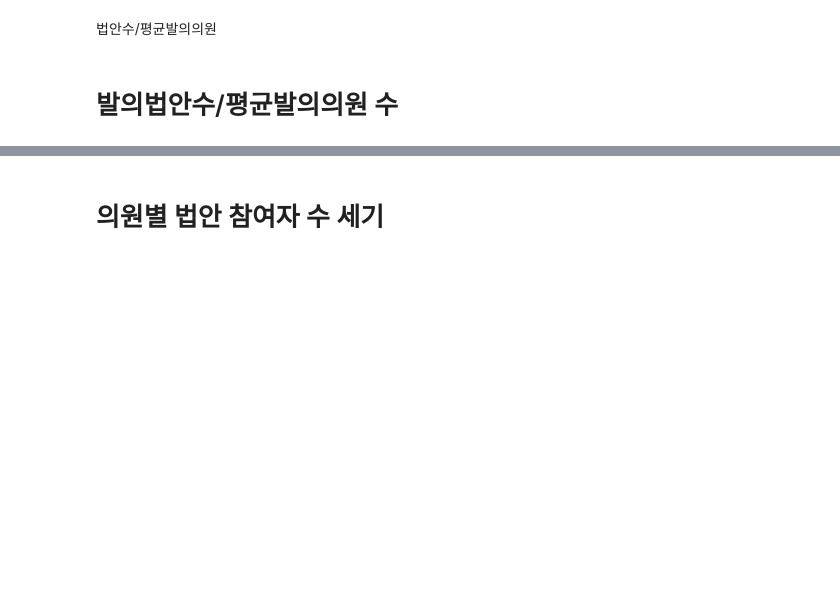
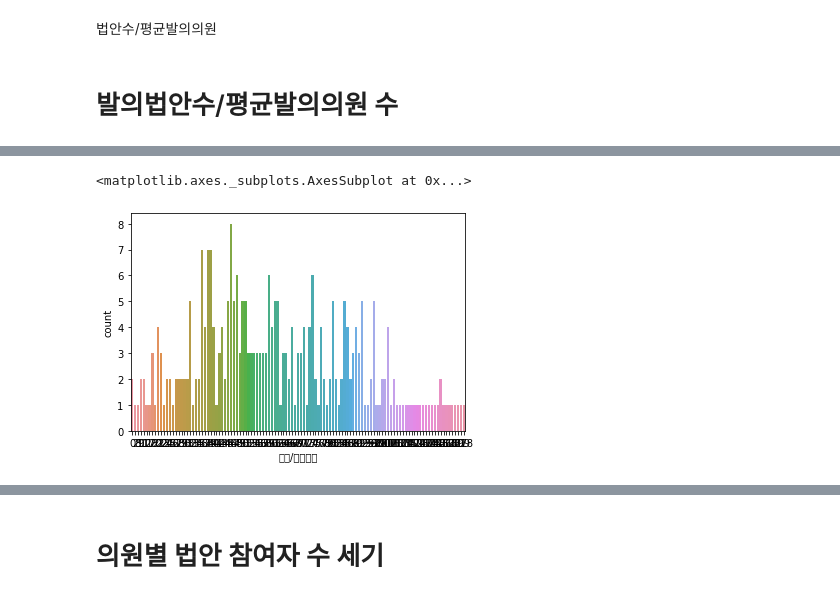
Before and after one commit to hw79chopin/National-assembly-member-recommder, a Jupyter notebook: 법안 유사도와 기여도 종합적으로 고려하기.ipynb, the cells around one changed output, grey strips where cells are left out. Cells and saved outputs as stored; diff of their text form; code cells hidden in the pictures; blank space fills up the shorter version.

```diff
--- a/법안 유사도와 기여도 종합적으로 고려하기.ipynb
+++ b/법안 유사도와 기여도 종합적으로 고려하기.ipynb
@@ -113,0 +183,5 @@ senators
+# %%
+sns.countplot(df.sort_values('제정/전부개정')['제정/전부개정'])
+# %% [output]
+<matplotlib.axes._subplots.AxesSubplot at 0x...>
+[figure, added]
```
Also changed, not shown: parts of 19 cells of this notebook.
